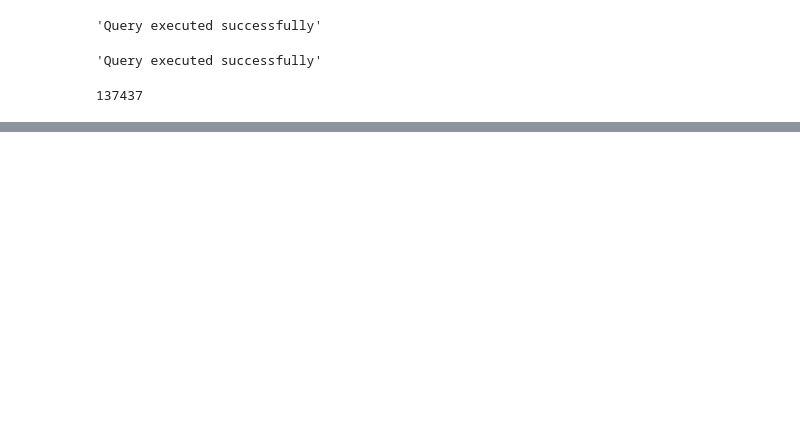
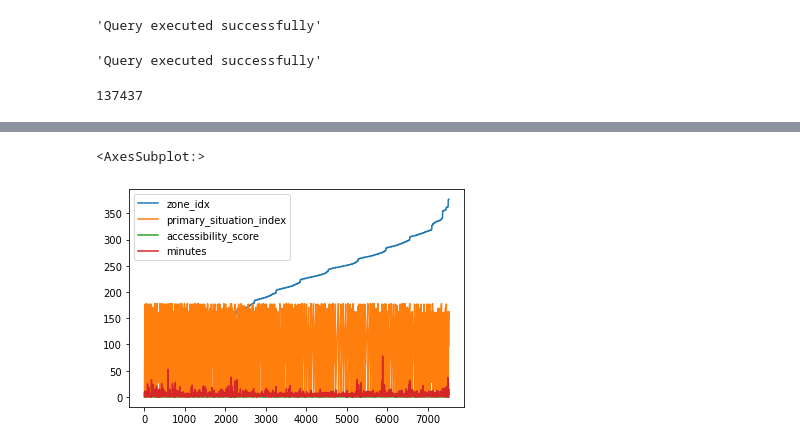
Before and after one commit to mjgood4/firstrespondersites, a Jupyter notebook: jyEDA/XGBoost_Model_SA.ipynb, the cells around one changed output, grey strips where cells are left out. Cells and saved outputs as stored; diff of their text form; code cells hidden in the pictures; blank space fills up the shorter version.

```diff
--- a/jyEDA/XGBoost_Model_SA.ipynb
+++ b/jyEDA/XGBoost_Model_SA.ipynb
@@ -245,0 +252,2 @@ XGBRFRegressor(base_score=None, booster=None, colsample_bylevel=None,
+# %%
+df_ag = df.groupby(["zone_idx", "primary_situation_index"], as_index=False).agg({"accessibility_score":"mean", "minutes":"mean"})
@@ -245,0 +270,6 @@ XGBRFRegressor(base_score=None, booster=None, colsample_bylevel=None,
+# %%
+df_ag = df_ag[df_ag['minutes']<100]
+df_ag.plot()
+# %% [output]
+<AxesSubplot:>
+[figure, added]
```
Also changed, not shown: parts of 13 cells of this notebook, 1 other file.
